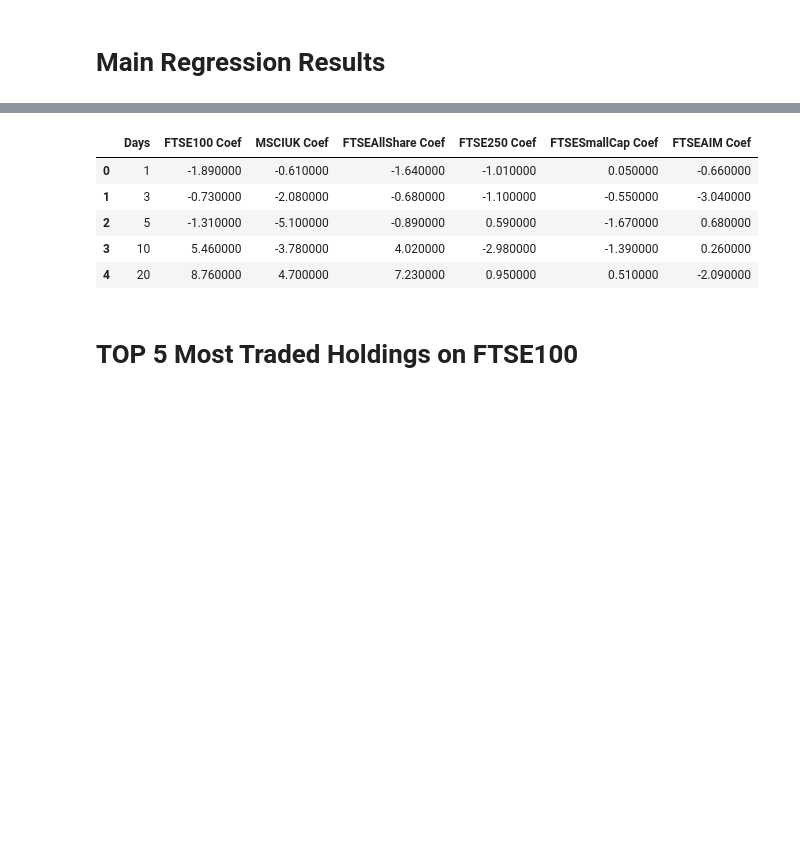
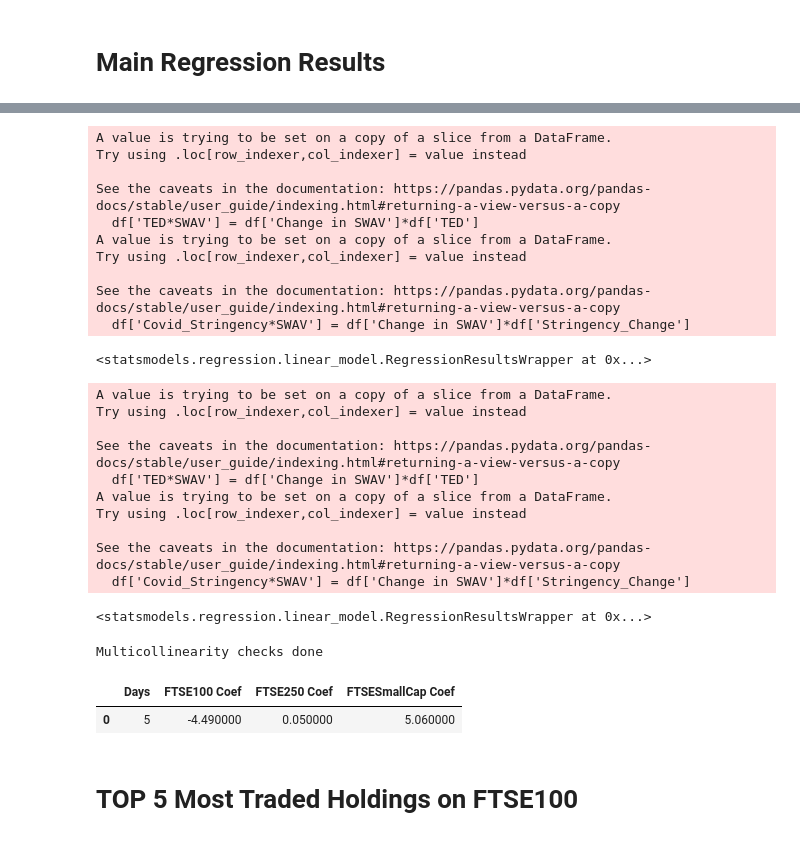
Before and after one commit to ThalyaGIT/UK-Music-Index-Returns, a Jupyter notebook: 3_data-analysis_notebooks/Experiment_2408.ipynb, the cells around one changed output, grey strips where cells are left out. Drawn from its saved outputs; the diff is of its cells as text; code cells hidden in the pictures; blank space fills up the shorter version.

```diff
--- a/3_data-analysis_notebooks/Experiment_2408.ipynb
+++ b/3_data-analysis_notebooks/Experiment_2408.ipynb
@@ -31,8 +56,9 @@ df_20_day = pd.read_csv(url_20_day)
 # Initialize an empty list to store results
 results = []
 
-indices = ['FTSE100', 'MSCIUK', 'FTSEAllShare', 'FTSE250', 'FTSESmallCap', 'FTSEAIM']
-days_list = [1, 3, 5, 10, 20]
+indices = ['FTSE100', 'FTSE250', 'FTSESmallCap']
+days_list = [5]
+#days_list = [1, 3, 5, 10]
 
 for days in days_list:
     result_row = [days]  # Start the row with the number of days
@@ -78,6 +104,11 @@ for days in days_list:
         if X.shape[0] > 0 and y.shape[0] > 0:  # Proceed only if there's valid data
             # Add a constant term to the model
             X = sm.add_constant(X)
+
+            # vif_data = pd.DataFrame()
+            # vif_data['feature'] = X.columns
+            # vif_data['VIF'] = [variance_inflation_factor(X.values, i) for i in range(X.shape[1])]
+            # print(vif_data)
 
             # Fit the model
             model = sm.OLS(y, X).fit()
@@ -126,6 +157,7 @@ def color_rows(row, original_results):
 # Apply the function to each row of the DataFrame, passing the original results
 styled_df = results_df.style.apply(color_rows, axis=1, original_results=results)
 
+print("Multicollinearity checks done")
 # Display the styled DataFrame
 styled_df
 # %% [output]
@@ -144,13 +441,14 @@ styled_df
 # Initialize an empty list to store results
 results = []
 
-indices = ['FTSE100', 'MSCIUK', 'FTSEAllShare', 'FTSE250', 'FTSESmallCap', 'FTSEAIM']
-days_list = [1, 3, 5, 10, 20]
+indices = ['FTSE100','FTSE250', 'FTSESmallCap']
+#days_list = [1, 3, 5, 10]
+days_list = [5]
 
 for days in days_list:
     result_row = [days]  # Start the row with the number of days
     for index in indices:
-        df = globals()[f'df_{days}_day']  # Dynamically access each DataFrame
+        df = globals()[f'df_{days}_day_TED']  # Dynamically access each DataFrame
 
         # Ensure 'Date' column is in datetime format
         df['Date'] = pd.to_datetime(df['Date'])
@@ -158,26 +456,36 @@ for days in days_list:
         # Extract the month from the 'Date' column
         df['Month'] = df['Date'].dt.month
 
+        df = df[df['festive'] == 0]
+
         # Create dummy variables for the months
         month_dummies = pd.get_dummies(df['Month'], prefix='Month', drop_first=True)
 
         # Convert boolean dummy variables to integers
         month_dummies = month_dummies.astype(int)
 
+        df['TED*SWAV'] = df['Change in SWAV']*df['TED']
+        df['Covid_Stringency*SWAV'] = df['Change in SWAV']*df['Stringency_Change']
+
         # Define the dependent variable
-        y = df[f'Next % {index} Change']
+        y = df[f'% {index} Change']
 
         # Define the independent variables
-        X = df[['Change in SWAV',
-                'ADS_Change',
-                'EPU_Change',
-                f'% {index} Change',
-                'Next % MSCI Change',
-                'Vix Close',
-                'Rolling_Avg_Change_in_DCC']]
+        X = df[[  'Change in SWAV',
+                  'ADS_Change',
+                  'EPU_Change',
+                   f'Previous % {index} Change',
+                  '% MSCI Change',
+                  'Vix Close',
+                  'Rolling_Avg_Change_in_DCC',
+                   #'TED*SWAV',
+                   #'TED',
+                  'Stringency_Change',
+                   'Covid_Stringency*SWAV'
+                ]]
 
         # Add the month dummies to the independent variables
-        X = pd.concat([X, month_dummies], axis=1)
+        #X = pd.concat([X, month_dummies], axis=1)
 
         # Convert all columns to numeric, coercing errors to NaN
         X = X.apply(pd.to_numeric, errors='coerce')
@@ -194,6 +502,8 @@ for days in days_list:
 
             # Fit the model
             model = sm.OLS(y, X).fit()
+
+            display(model)
 
             # Extract the coefficient and p-value for 'Change in SWAV'
             coef = round(model.params['Change in SWAV'], 2)
@@ -240,5 +550,6 @@ def color_rows(row, original_results):
 styled_df = results_df.style.apply(color_rows, axis=1, original_results=results)
 
 # Display the styled DataFrame
+print("Multicollinearity checks done")
 styled_df
 # %% [output]
@@ -245,8 +567,27 @@ styled_df
+A value is trying to be set on a copy of a slice from a DataFrame.
+Try using .loc[row_indexer,col_indexer] = value instead
+
+See the caveats in the documentation: https://pandas.pydata.org/pandas-docs/stable/user_guide/indexing.html#returning-a-view-versus-a-copy
+  df['TED*SWAV'] = df['Change in SWAV']*df['TED']
+A value is trying to be set on a copy of a slice from a DataFrame.
+Try using .loc[row_indexer,col_indexer] = value instead
+
+See the caveats in the documentation: https://pandas.pydata.org/pandas-docs/stable/user_guide/indexing.html#returning-a-view-versus-a-copy
+  df['Covid_Stringency*SWAV'] = df['Change in SWAV']*df['Stringency_Change']
+<statsmodels.regression.linear_model.RegressionResultsWrapper at 0x...>
+A value is trying to be set on a copy of a slice from a DataFrame.
+Try using .loc[row_indexer,col_indexer] = value instead
+
+See the caveats in the documentation: https://pandas.pydata.org/pandas-docs/stable/user_guide/indexing.html#returning-a-view-versus-a-copy
+  df['TED*SWAV'] = df['Change in SWAV']*df['TED']
+A value is trying to be set on a copy of a slice from a DataFrame.
+Try using .loc[row_indexer,col_indexer] = value instead
+
+See the caveats in the documentation: https://pandas.pydata.org/pandas-docs/stable/user_guide/indexing.html#returning-a-view-versus-a-copy
+  df['Covid_Stringency*SWAV'] = df['Change in SWAV']*df['Stringency_Change']
+<statsmodels.regression.linear_model.RegressionResultsWrapper at 0x...>
+Multicollinearity checks done
-|  | Days | FTSE100 Coef | MSCIUK Coef | FTSEAllShare Coef | FTSE250 Coef | FTSESmallCap Coef | FTSEAIM Coef |
-| 0 | 1 | -1.890000 | -0.610000 | -1.640000 | -1.010000 | 0.050000 | -0.660000 |
-| 1 | 3 | -0.730000 | -2.080000 | -0.680000 | -1.100000 | -0.550000 | -3.040000 |
-| 2 | 5 | -1.310000 | -5.100000 | -0.890000 | 0.590000 | -1.670000 | 0.680000 |
-| 3 | 10 | 5.460000 | -3.780000 | 4.020000 | -2.980000 | -1.390000 | 0.260000 |
-| 4 | 20 | 8.760000 | 4.700000 | 7.230000 | 0.950000 | 0.510000 | -2.090000 |
+|  | Days | FTSE100 Coef | FTSE250 Coef | FTSESmallCap Coef |
+| 0 | 5 | -4.490000 | 0.050000 | 5.060000 |
 # %% [markdown]
 # **TOP 5 Most Traded Holdings on FTSE100**
```
Also changed, not shown: parts of 13 cells of this notebook.
